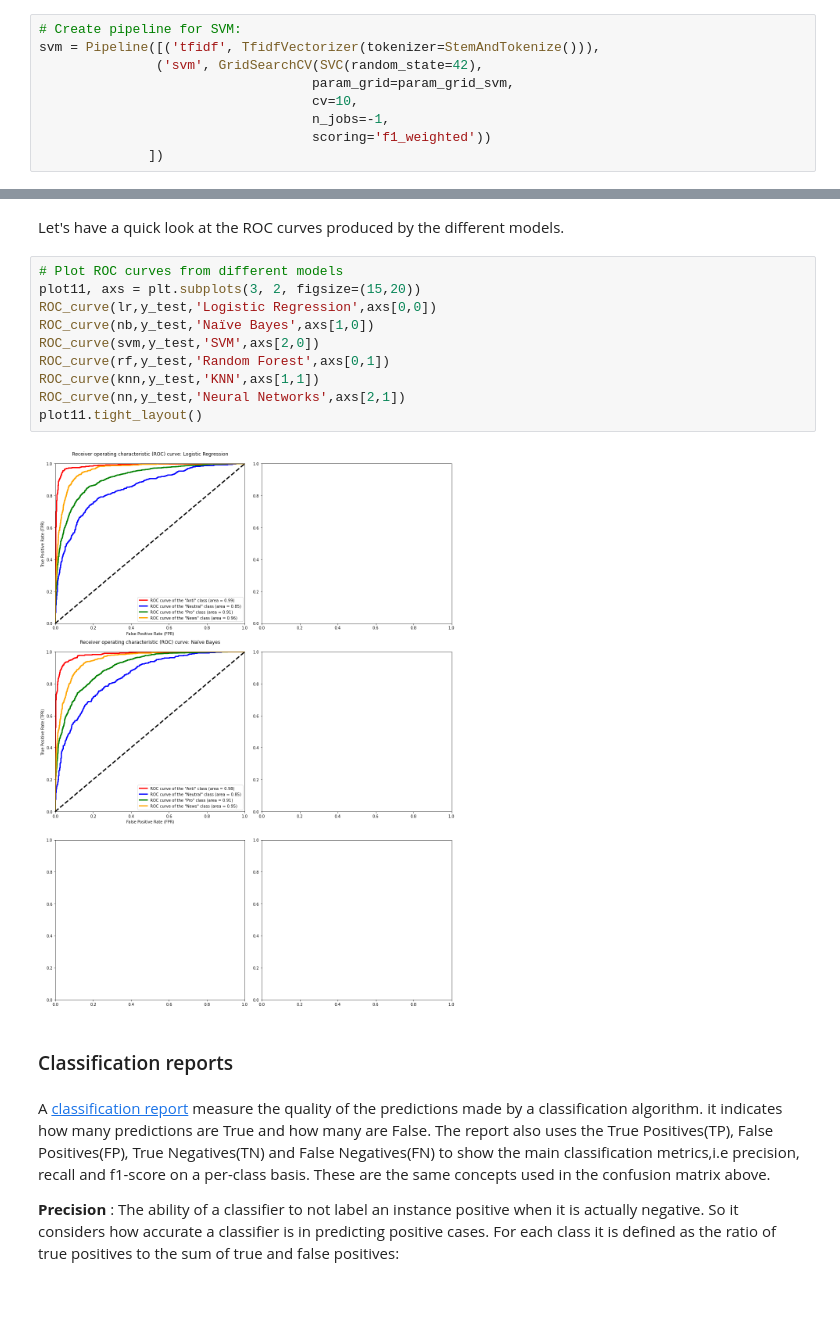
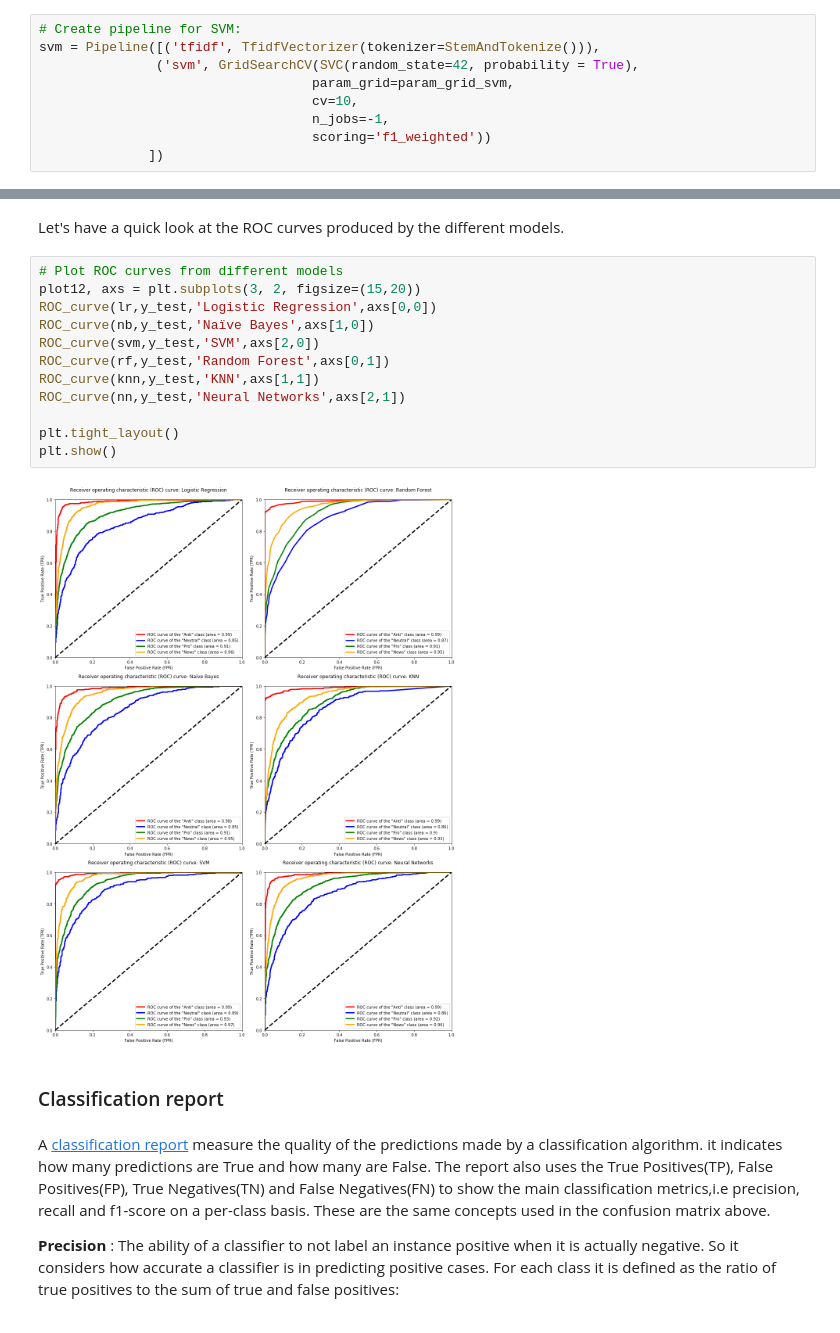
Before and after one commit to Amogelang20/RM1_classification_predict, a Jupyter notebook: Team_RM1_Classification_Predict_Notebook .ipynb, the cells around one changed output, grey strips where cells are left out. Saved outputs shown, nothing was run; the diff lists cells and outputs as text.

```diff
--- a/Team_RM1_Classification_Predict_Notebook .ipynb
+++ b/Team_RM1_Classification_Predict_Notebook .ipynb
@@ -1427,7 +1431,7 @@ param_grid_svm = {'C':[10, 30, 50, 100],
 # %%
 # Create pipeline for SVM:
 svm = Pipeline([('tfidf', TfidfVectorizer(tokenizer=StemAndTokenize())),
-               ('svm', GridSearchCV(SVC(random_state=42),
+               ('svm', GridSearchCV(SVC(random_state=42, probability = True),
                                    param_grid=param_grid_svm,
                                    cv=10,
                                    n_jobs=-1,
@@ -1775,18 +1773,20 @@ pd.DataFrame(data=confusion_matrix(y_test, pred_nn), index=labels, columns=label
 Let's have a quick look at the ROC curves produced by the different models.
 # %%
 # Plot ROC curves from different models
-plot11, axs = plt.subplots(3, 2, figsize=(15,20))
+plot12, axs = plt.subplots(3, 2, figsize=(15,20))
 ROC_curve(lr,y_test,'Logistic Regression',axs[0,0])
 ROC_curve(nb,y_test,'Naïve Bayes',axs[1,0])
 ROC_curve(svm,y_test,'SVM',axs[2,0])
 ROC_curve(rf,y_test,'Random Forest',axs[0,1])
 ROC_curve(knn,y_test,'KNN',axs[1,1])
 ROC_curve(nn,y_test,'Neural Networks',axs[2,1])
-plot11.tight_layout()
+
+plt.tight_layout()
+plt.show()
 # %% [output]
-[figure, old version]
+[figure, new version]
 # %% [markdown]
-### Classification reports
+### Classification report
 # %% [markdown]
 A [classification report](https://muthu.co/understanding-the-classification-report-in-sklearn/) measure the quality of the predictions made by a classification algorithm. it indicates how many predictions are True and how many are False. The report also uses the True Positives(TP), False Positives(FP), True Negatives(TN) and False Negatives(FN) to show the main classification metrics,i.e precision, recall and f1-score on a per-class basis.  These are the same concepts used in the confusion matrix above.
 
```
Also changed, not shown: parts of 72 cells of this notebook.
